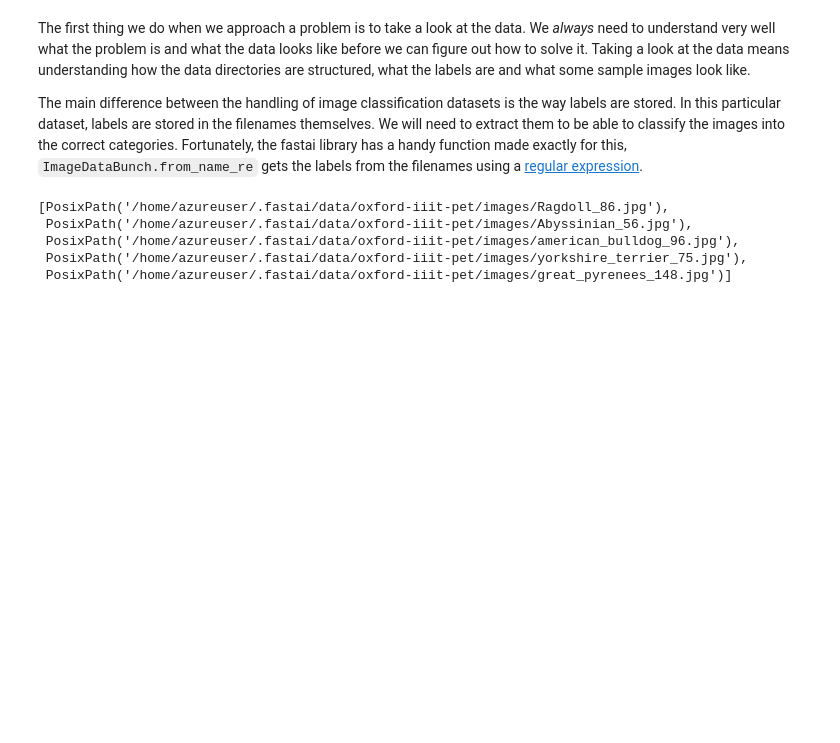
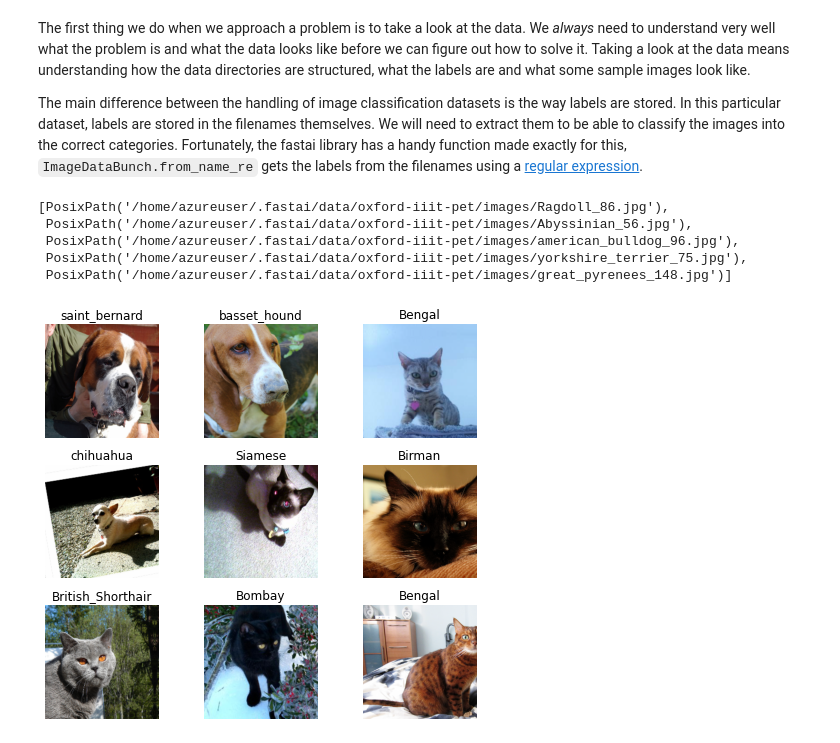
Before and after one commit to kjcho92/projects, a Jupyter notebook: aznb/lesson3.ipynb, the cells around one changed output. Saved outputs shown, nothing was run; the diff lists cells and outputs as text; code cells hidden in the pictures; blank space fills up the shorter version.

```diff
--- a/aznb/lesson3.ipynb
+++ b/aznb/lesson3.ipynb
@@ -71,3 +71,10 @@ fnames[:5]
 # %%
 np.random.seed(2)
 pat = r'/([^/]+)_\d+.jpg$'
+# %%
+data = ImageDataBunch.from_name_re(path_img, fnames, pat, ds_tfms=get_transforms(), size=224, bs=bs
+                                  ).normalize(imagenet_stats)
+# %%
+data.show_batch(rows=3, figsize=(7,6))
+# %% [output]
+[figure, added]
```
